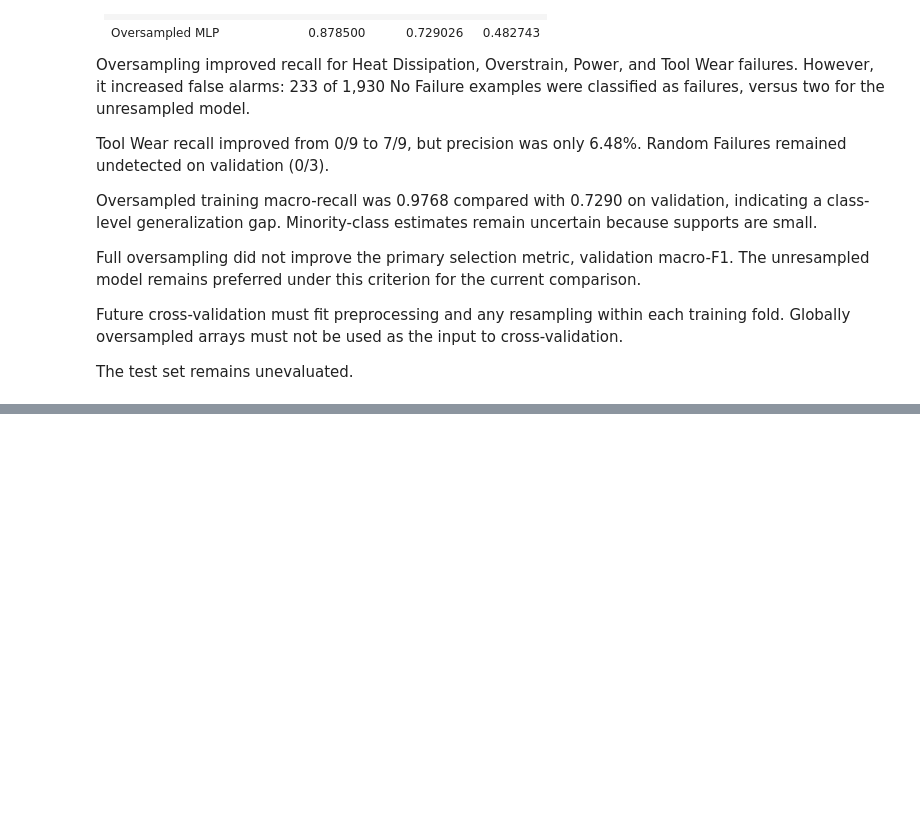
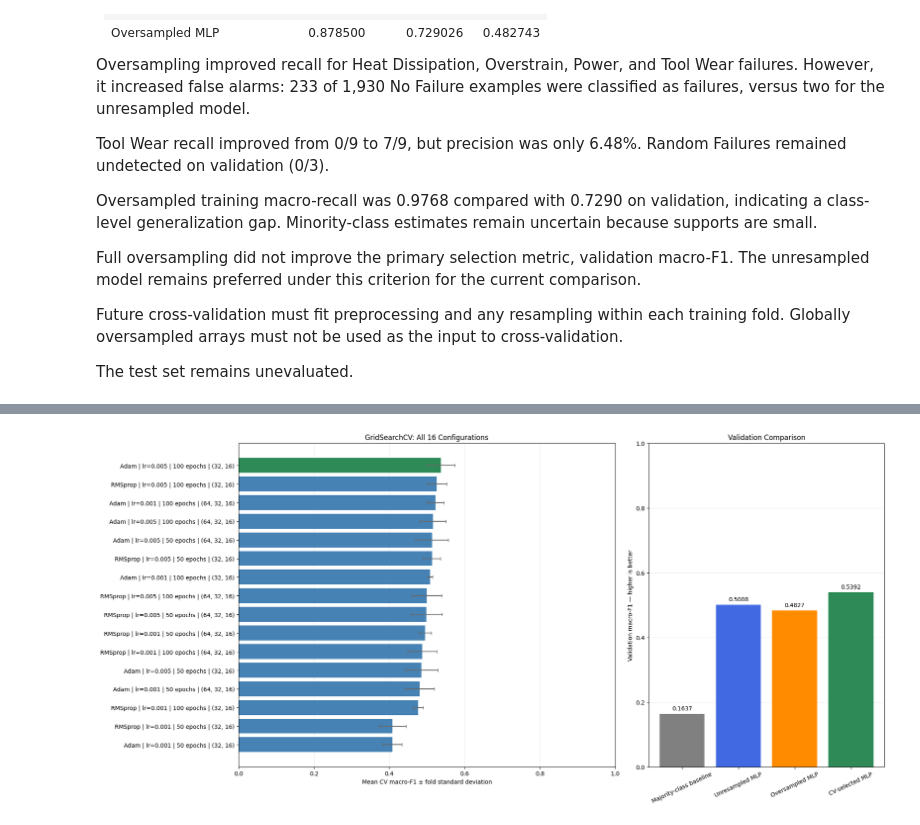
Before and after one commit to soulaimane-22/Deep-Learning-Lab1, a Jupyter notebook: notebooks/02_classification.ipynb, the cells around one changed output, grey strips where cells are left out. Cells and saved outputs as stored; diff of their text form; code cells hidden in the pictures; blank space fills up the shorter version.

Commit message:
Complete classification tuning and frozen test reporting
Verify nine model evaluations and 461 checkpoint records. Training per-class exports remain for issue #10.

Closes #9.

```diff
--- a/notebooks/02_classification.ipynb
+++ b/notebooks/02_classification.ipynb
@@ -2015,0 +2619,62 @@ TODO: implement and document this section.
+# %%
+ranking_plot = classification_ranking.sort_values("rank").copy()
+
+ranking_labels = [
+    f"{row.optimizer} | lr={row.learning_rate:g} | "
+    f"{row.epochs} epochs | {row.hidden_layers}"
+    for row in ranking_plot.itertuples()
+]
+
+validation_plot = classification_tuning_comparison.loc[
+    classification_tuning_comparison["split"].eq("validation")
+].copy()
+
+fig, axes = plt.subplots(
+    1, 2,
+    figsize=(19, 9),
+    gridspec_kw={"width_ratios": [1.6, 1]},
+    constrained_layout=True,
+)
+
+positions = np.arange(len(ranking_plot))
+
+axes[0].barh(
+    positions,
+    ranking_plot["mean_cv_macro_f1"],
+    xerr=ranking_plot["std_cv_macro_f1"],
+    color=[
+        "seagreen" if rank == 1 else "steelblue"
+        for rank in ranking_plot["rank"]
+    ],
+    error_kw={"ecolor": "dimgray", "capsize": 3},
+)
+axes[0].set_yticks(positions)
+axes[0].set_yticklabels(ranking_labels)
+axes[0].invert_yaxis()
+axes[0].set_xlim(0, 1)
+axes[0].set_xlabel("Mean CV macro-F1 ± fold standard deviation")
+axes[0].set_title("GridSearchCV: All 16 Configurations")
+axes[0].grid(axis="x", alpha=0.25)
+axes[0].set_axisbelow(True)
+
+bars = axes[1].bar(
+    validation_plot["model"],
+    validation_plot["macro_f1"],
+    color=["gray", "royalblue", "darkorange", "seagreen"],
+)
+axes[1].bar_label(bars, fmt="%.4f", padding=4)
+axes[1].set_ylim(0, 1)
+axes[1].set_ylabel("Validation macro-F1 — higher is better")
+axes[1].set_title("Validation Comparison")
+axes[1].tick_params(axis="x", labelrotation=25)
+axes[1].grid(axis="y", alpha=0.25)
+axes[1].set_axisbelow(True)
+
+fig.savefig(
+    PLOT_DIR / "maintenance_gridsearch_and_validation_comparison.png",
+    dpi=160,
+    bbox_inches="tight",
+)
+plt.show()
+# %% [output]
+[figure, added]
```
Also changed, not shown: parts of 33 cells of this notebook, 29 other files.
